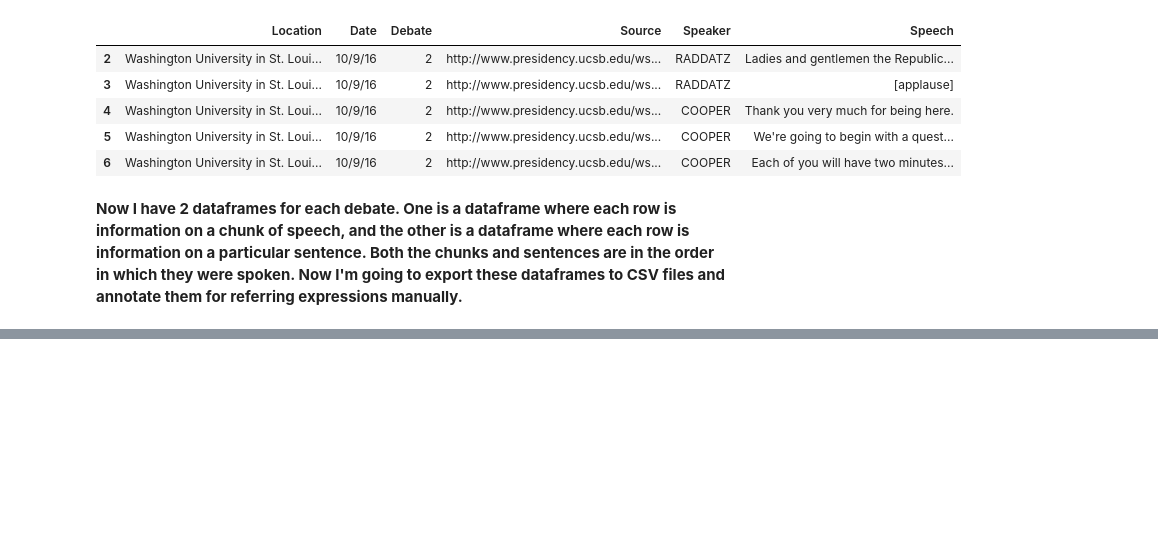
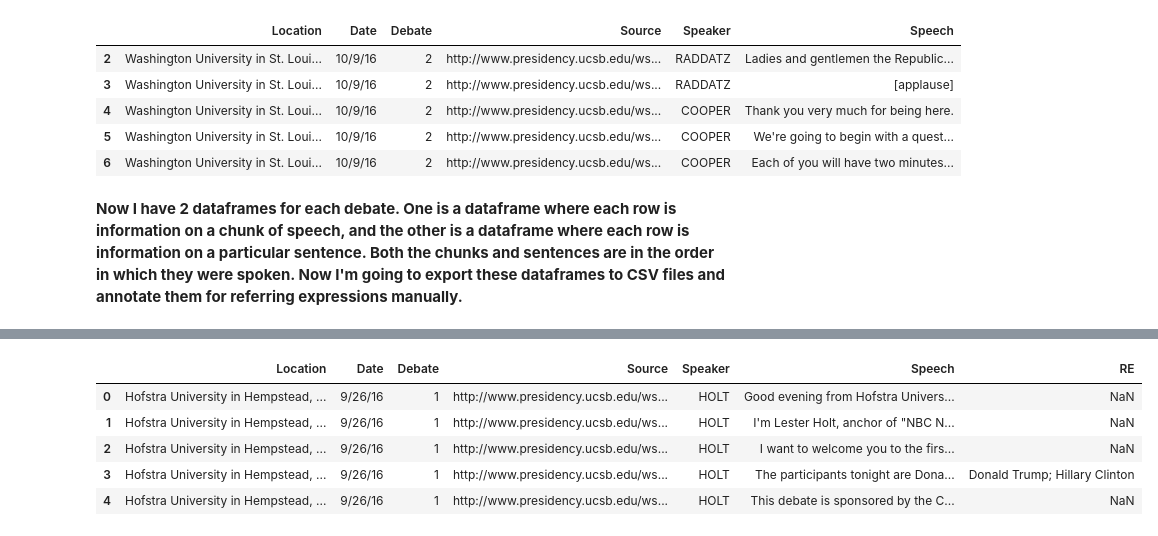
Before and after one commit to Data-Science-for-Linguists/2016-Debates-and-Referring-Expressions, a Jupyter notebook: data_processing.ipynb, the cells around one changed output, grey strips where cells are left out. Drawn from its saved outputs; the diff is of its cells as text; code cells hidden in the pictures; blank space fills up the shorter version.

```diff
--- a/data_processing.ipynb
+++ b/data_processing.ipynb
@@ -359,0 +389,9 @@ debate3df.to_csv('debate3.csv')
+# %%
+df3_re.head()
+# %% [output]
+|  | Location | Date | Debate | Source | Speaker | Speech | RE |
+| 0 | Hofstra University in Hempstead, ... | 9/26/16 | 1 | http://www.presidency.ucsb.edu/ws... | HOLT | Good evening from Hofstra Univers... | NaN |
+| 1 | Hofstra University in Hempstead, ... | 9/26/16 | 1 | http://www.presidency.ucsb.edu/ws... | HOLT | I'm Lester Holt, anchor of "NBC N... | NaN |
+| 2 | Hofstra University in Hempstead, ... | 9/26/16 | 1 | http://www.presidency.ucsb.edu/ws... | HOLT | I want to welcome you to the firs... | NaN |
+| 3 | Hofstra University in Hempstead, ... | 9/26/16 | 1 | http://www.presidency.ucsb.edu/ws... | HOLT | The participants tonight are Dona... | Donald Trump; Hillary Clinton |
+| 4 | Hofstra University in Hempstead, ... | 9/26/16 | 1 | http://www.presidency.ucsb.edu/ws... | HOLT | This debate is sponsored by the C... | NaN |
```
Also changed, not shown: parts of 6 cells of this notebook.
